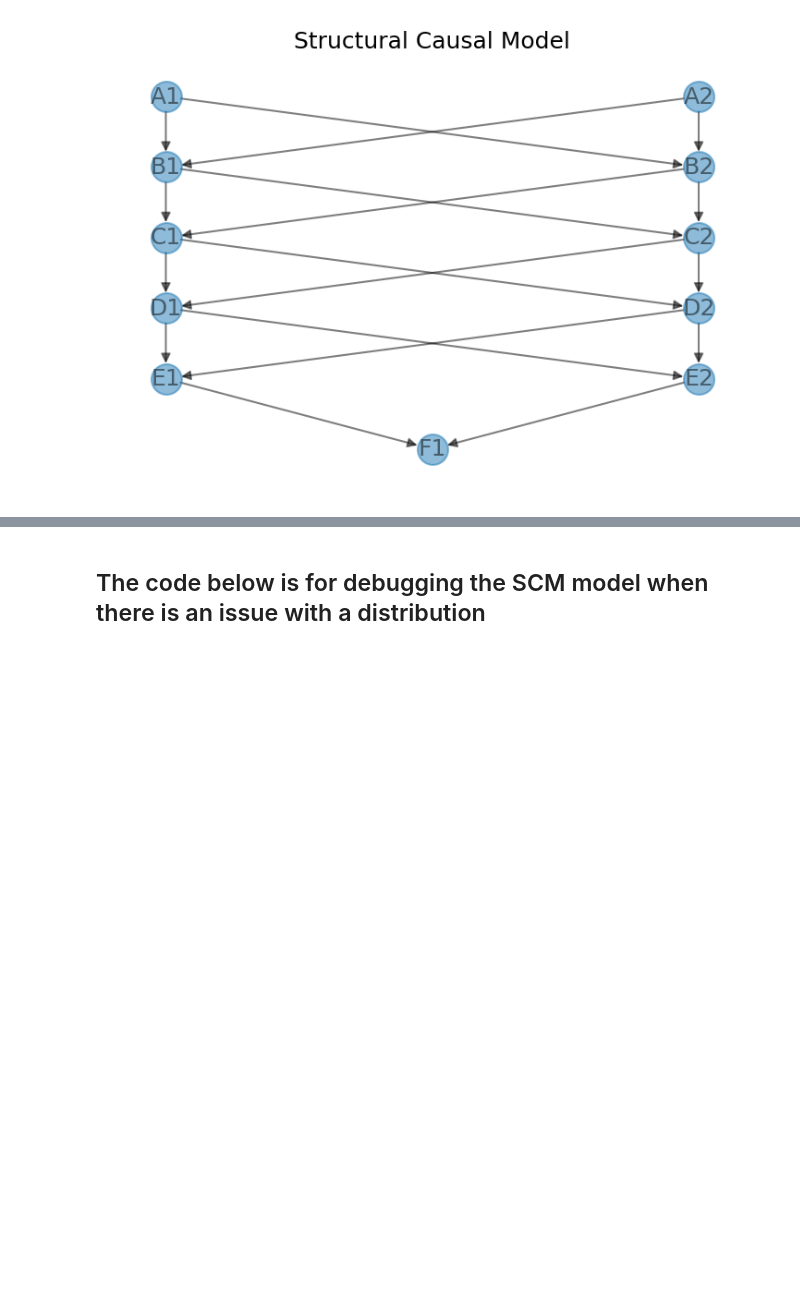
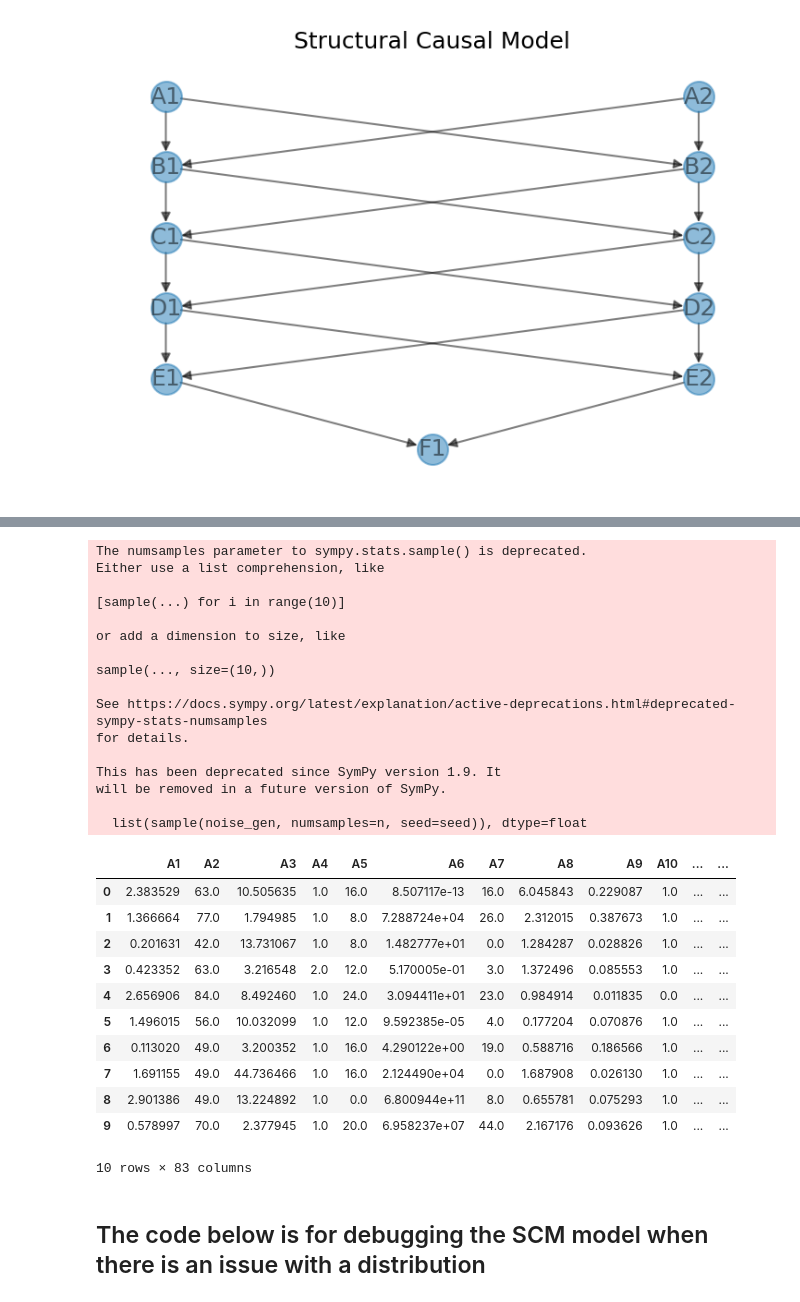
Before and after one commit to uvnikgupta/CDT, a Jupyter notebook: scm/test_dynamic_scm.ipynb, the cells around one changed output, grey strips where cells are left out. Cells and saved outputs as stored; diff of their text form; code cells hidden in the pictures; blank space fills up the shorter version.

```diff
--- a/scm/test_dynamic_scm.ipynb
+++ b/scm/test_dynamic_scm.ipynb
@@ -315,0 +316,32 @@ Assignments:
+# %%
+scm.do_intervention([("B5", 0)])
+scm.sample(10)
+# %% [output]
+The numsamples parameter to sympy.stats.sample() is deprecated.
+Either use a list comprehension, like
+
+[sample(...) for i in range(10)]
+
+or add a dimension to size, like
+
+sample(..., size=(10,))
+
+See https://docs.sympy.org/latest/explanation/active-deprecations.html#deprecated-sympy-stats-numsamples
+for details.
+
+This has been deprecated since SymPy version 1.9. It
+will be removed in a future version of SymPy.
+
+  list(sample(noise_gen, numsamples=n, seed=seed)), dtype=float
+|  | A1 | A2 | A3 | A4 | A5 | A6 | A7 | A8 | A9 | A10 | ... | ... |
+| 0 | 2.383529 | 63.0 | 10.505635 | 1.0 | 16.0 | 8.507117e-13 | 16.0 | 6.045843 | 0.229087 | 1.0 | ... | ... |
+| 1 | 1.366664 | 77.0 | 1.794985 | 1.0 | 8.0 | 7.288724e+04 | 26.0 | 2.312015 | 0.387673 | 1.0 | ... | ... |
+| 2 | 0.201631 | 42.0 | 13.731067 | 1.0 | 8.0 | 1.482777e+01 | 0.0 | 1.284287 | 0.028826 | 1.0 | ... | ... |
+| 3 | 0.423352 | 63.0 | 3.216548 | 2.0 | 12.0 | 5.170005e-01 | 3.0 | 1.372496 | 0.085553 | 1.0 | ... | ... |
+| 4 | 2.656906 | 84.0 | 8.492460 | 1.0 | 24.0 | 3.094411e+01 | 23.0 | 0.984914 | 0.011835 | 0.0 | ... | ... |
+| 5 | 1.496015 | 56.0 | 10.032099 | 1.0 | 12.0 | 9.592385e-05 | 4.0 | 0.177204 | 0.070876 | 1.0 | ... | ... |
+| 6 | 0.113020 | 49.0 | 3.200352 | 1.0 | 16.0 | 4.290122e+00 | 19.0 | 0.588716 | 0.186566 | 1.0 | ... | ... |
+| 7 | 1.691155 | 49.0 | 44.736466 | 1.0 | 16.0 | 2.124490e+04 | 0.0 | 1.687908 | 0.026130 | 1.0 | ... | ... |
+| 8 | 2.901386 | 49.0 | 13.224892 | 1.0 | 0.0 | 6.800944e+11 | 8.0 | 0.655781 | 0.075293 | 1.0 | ... | ... |
+| 9 | 0.578997 | 70.0 | 2.377945 | 1.0 | 20.0 | 6.958237e+07 | 44.0 | 2.167176 | 0.093626 | 1.0 | ... | ... |
+10 rows × 83 columns
```
Also changed, not shown: parts of 16 cells of this notebook, 2 other files.
